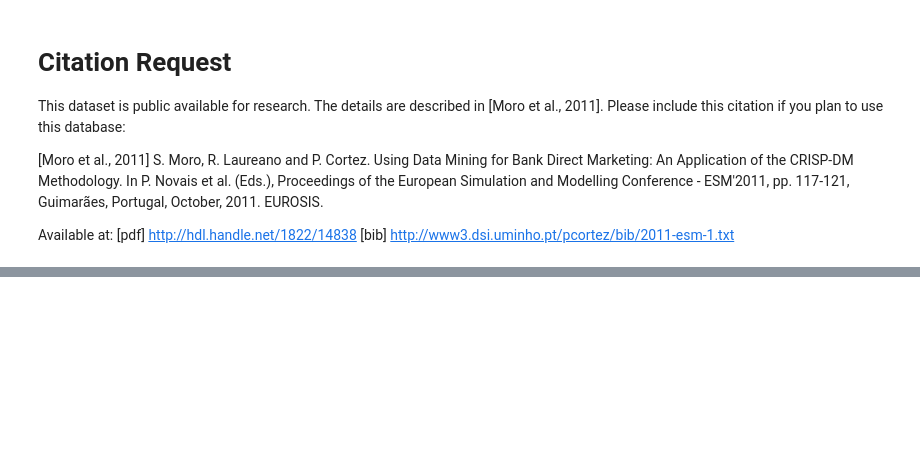
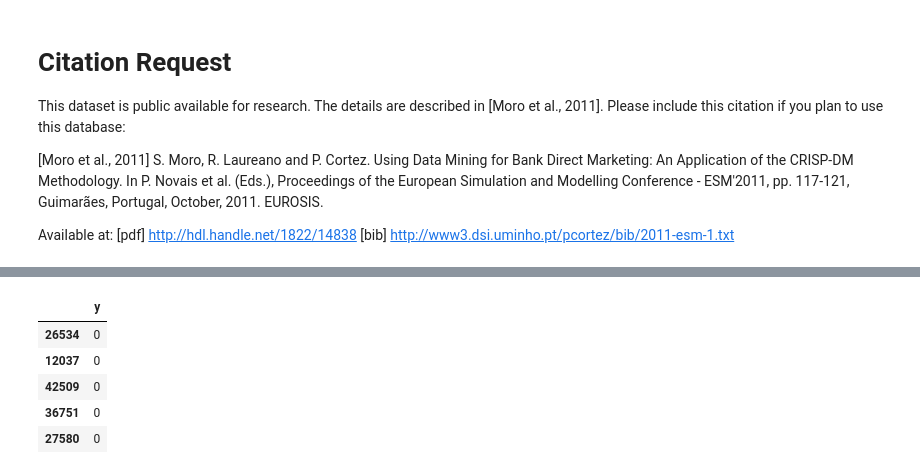
Before and after one commit to Xenodion/supervised_ml_project_waerniers_lamy, a Jupyter notebook: code/project.ipynb, the cells around one changed output, grey strips where cells are left out. Drawn from its saved outputs; the diff is of its cells as text; code cells hidden in the pictures; blank space fills up the shorter version.

```diff
--- a/code/project.ipynb
+++ b/code/project.ipynb
@@ -44,0 +169,11 @@ bank_full
+# %%
+if y['y'].dtype  == 'object':
+    y.loc[:,'y'] = pd.DataFrame(y.loc[:,'y'].map({'no': 0, 'yes': 1}))
+y.sample(5)
+# %% [output]
+|  | y |
+| 26534 | 0 |
+| 12037 | 0 |
+| 42509 | 0 |
+| 36751 | 0 |
+| 27580 | 0 |
```
Also changed, not shown: parts of 10 cells of this notebook.
